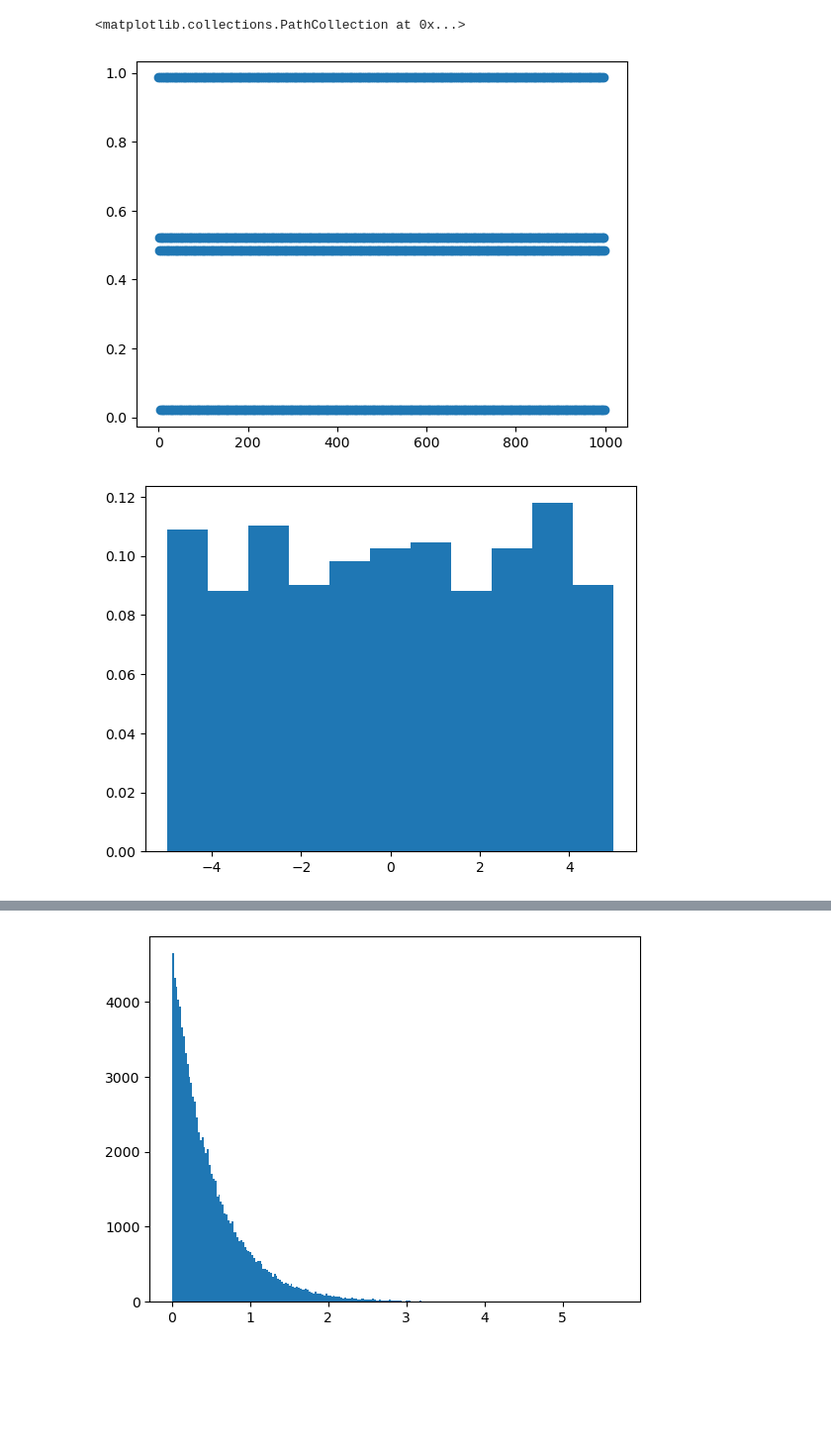
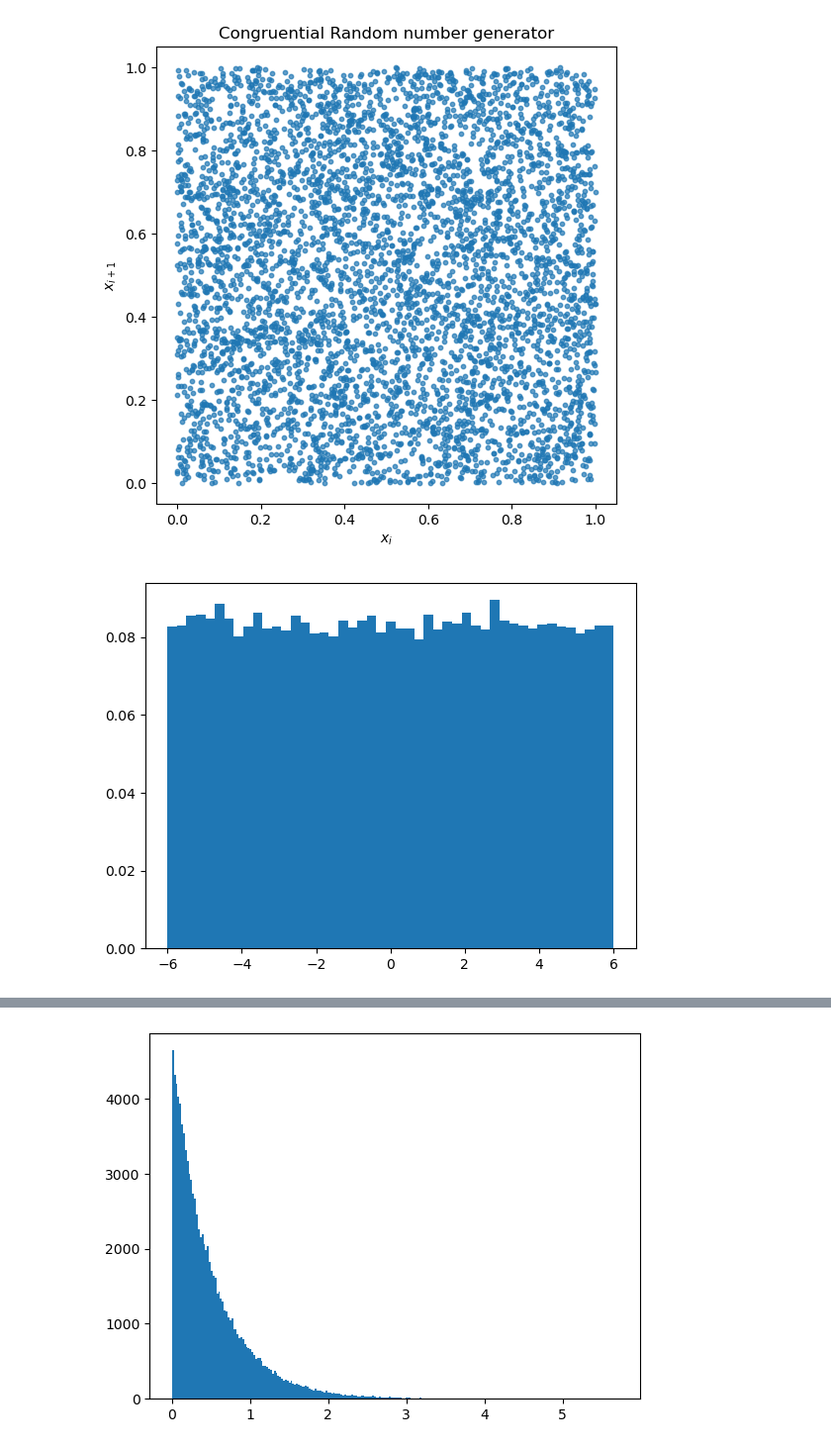
Before and after one commit to Guillaume-melis/Numerical_Methods_for_finance, a Jupyter notebook: Cours 1/course_1.ipynb, the cells around one changed output, grey strips where cells are left out. Shown: that part at 99% size. Drawn from its saved outputs; the diff is of its cells as text; code cells hidden in the pictures; blank space fills up the shorter version.

```diff
--- a/Cours 1/course_1.ipynb
+++ b/Cours 1/course_1.ipynb
@@ -3,30 +3,30 @@ import matplotlib.pyplot as plt
 import numpy as np
 # %%
 #test congruential generator
+def random_congr(a, c, M, n=5000, x0=42):
+    x = x0
+    L = []
+    for _ in range(n):
+        x = (a * x + c) % M
+        L.append(x / M)
+    return L
 
-def random_congr(a,c,M):
-    L = []
-    X = []
-    x0 = 42
-    for i in range(1000):
-        x = (a*x0+c)%M
-        L+=[x/M]
-        X+=[i]
-        x0=x
-
-    return X,L
-
-X,Y = random_congr(1023,13,2048)
-plt.scatter(X,Y) #show lattice effect
+a, c, M = 16807, 5, 2**31 - 1
+Y = random_congr(a, c, M)
+plt.figure(figsize=(6,6))
+plt.scatter(Y[:-1], Y[1:], s=10, alpha=0.7)
+plt.xlabel('$x_i$')
+plt.ylabel('$x_{i+1}$')
+plt.title('Congruential Random number generator')
+plt.show()
 # %% [output]
-<matplotlib.collections.PathCollection at 0x...>
-[figure, old version]
+[figure, new version]
 # %%
-X = np.random.uniform(0, 1, 1000)
-Y = 10*X-5
+X = np.random.uniform(0, 1, 100000)
+Y = 12*X-6
 
 plt.hist(Y, bins='auto', density=True)
 plt.show()
 # %% [output]
-[figure, old version]
+[figure, new version]
 # %%
```
Also changed, not shown: parts of 5 cells of this notebook.
